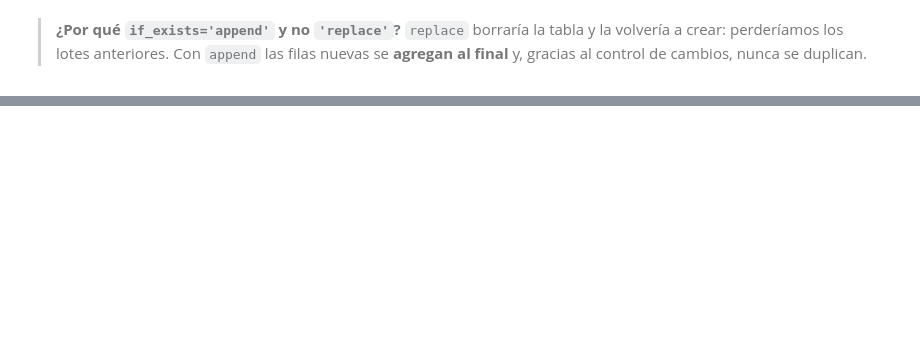
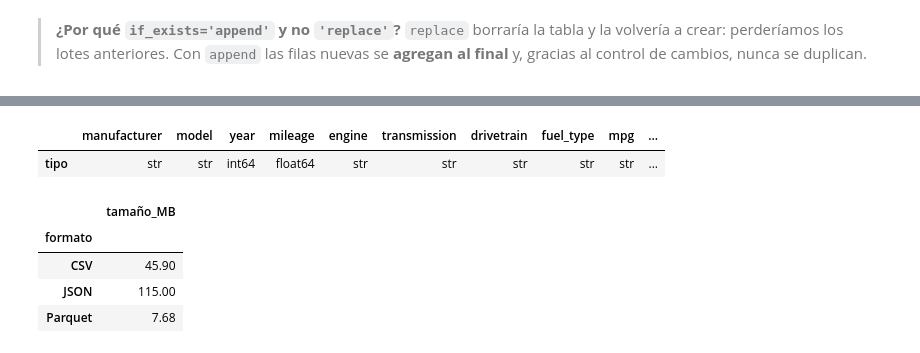
Before and after one commit to luispardave/ING_BD_ProjectF, a Jupyter notebook: Codigos/EXTRACCION.ipynb, the cells around one changed output, grey strips where cells are left out. Saved outputs shown, nothing was run; the diff lists cells and outputs as text; code cells hidden in the pictures; blank space fills up the shorter version.

```diff
--- a/Codigos/EXTRACCION.ipynb
+++ b/Codigos/EXTRACCION.ipynb
@@ -890,0 +536,35 @@ with open(LOG_PATH, encoding='utf-8') as f:
+# %%
+# ── Leer extracted_autos ───────────────────────────────────────────────────
+
+conn = sqlite3.connect(f'file:{DB_PATH}?mode=ro', uri=True)
+df_ext = pd.read_sql_query(f'SELECT * FROM {TABLA_EXTRACTED}', conn)
+conn.close()
+
+# SQLite no tiene tipo fecha: _extracted_at llegó como texto. La convertimos a fecha real.
+df_ext['_extracted_at'] = pd.to_datetime(df_ext['_extracted_at'])
+
+df_ext.dtypes.to_frame('tipo').T
+# %% [output]
+|  | manufacturer | model | year | mileage | engine | transmission | drivetrain | fuel_type | mpg | ... |
+| tipo | str | str | int64 | float64 | str | str | str | str | str | ... |
+# %%
+# ── Exportar en los tres formatos ──────────────────────────────────────────
+
+ruta_csv     = f'{EXPORTS_PATH}/{TABLA_EXTRACTED}.csv'
+ruta_json    = f'{EXPORTS_PATH}/{TABLA_EXTRACTED}.json'
+ruta_parquet = f'{EXPORTS_PATH}/{TABLA_EXTRACTED}.parquet'
+
+df_ext.to_csv(ruta_csv, index=False)
+df_ext.to_json(ruta_json, orient='records', date_format='iso', force_ascii=False)
+df_ext.to_parquet(ruta_parquet, index=False)
+
+pd.DataFrame({
+    'formato'  : ['CSV', 'JSON', 'Parquet'],
+    'tamaño_MB': [round(tamano_mb(r), 2) for r in (ruta_csv, ruta_json, ruta_parquet)],
+}).set_index('formato')
+# %% [output]
+|  | tamaño_MB |
+| formato |  |
+| CSV | 45.90 |
+| JSON | 115.00 |
+| Parquet | 7.68 |
```
Also changed, not shown: parts of 107 cells of this notebook, 6 other files.
